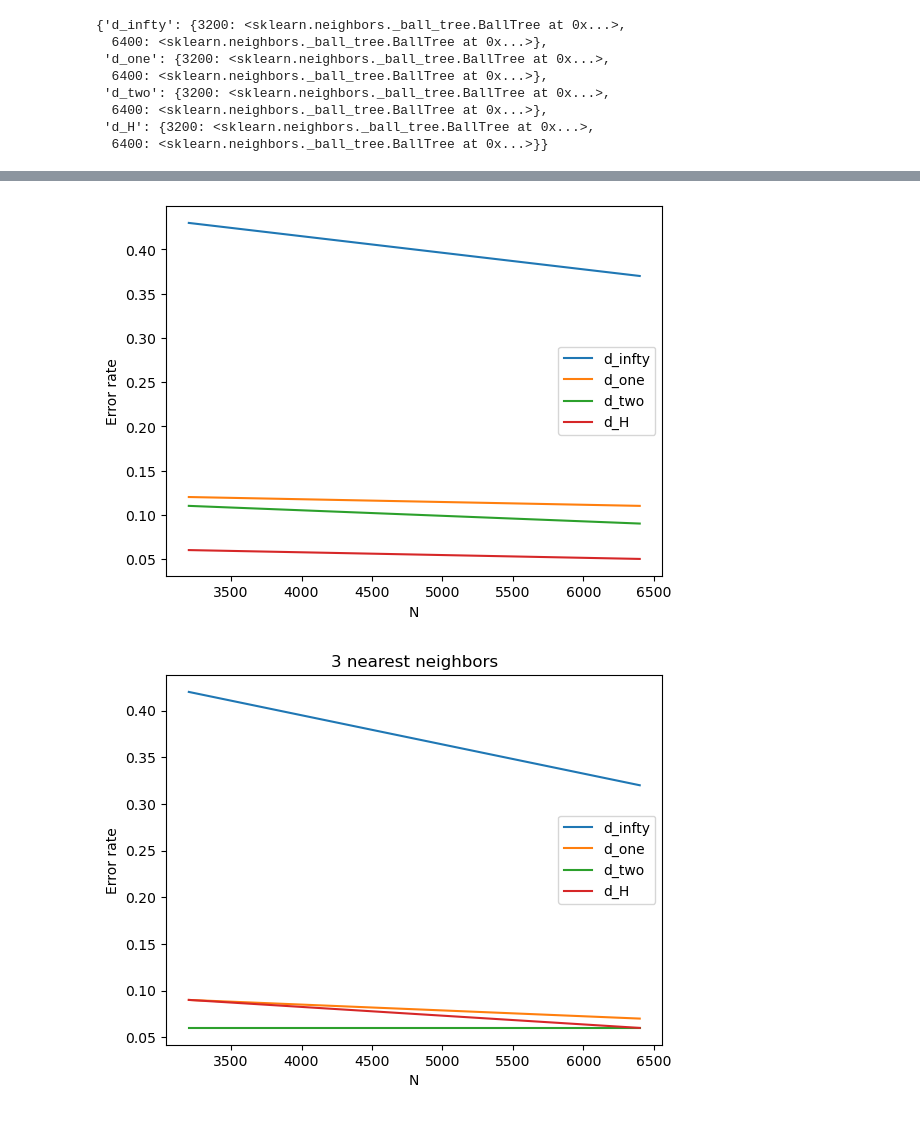
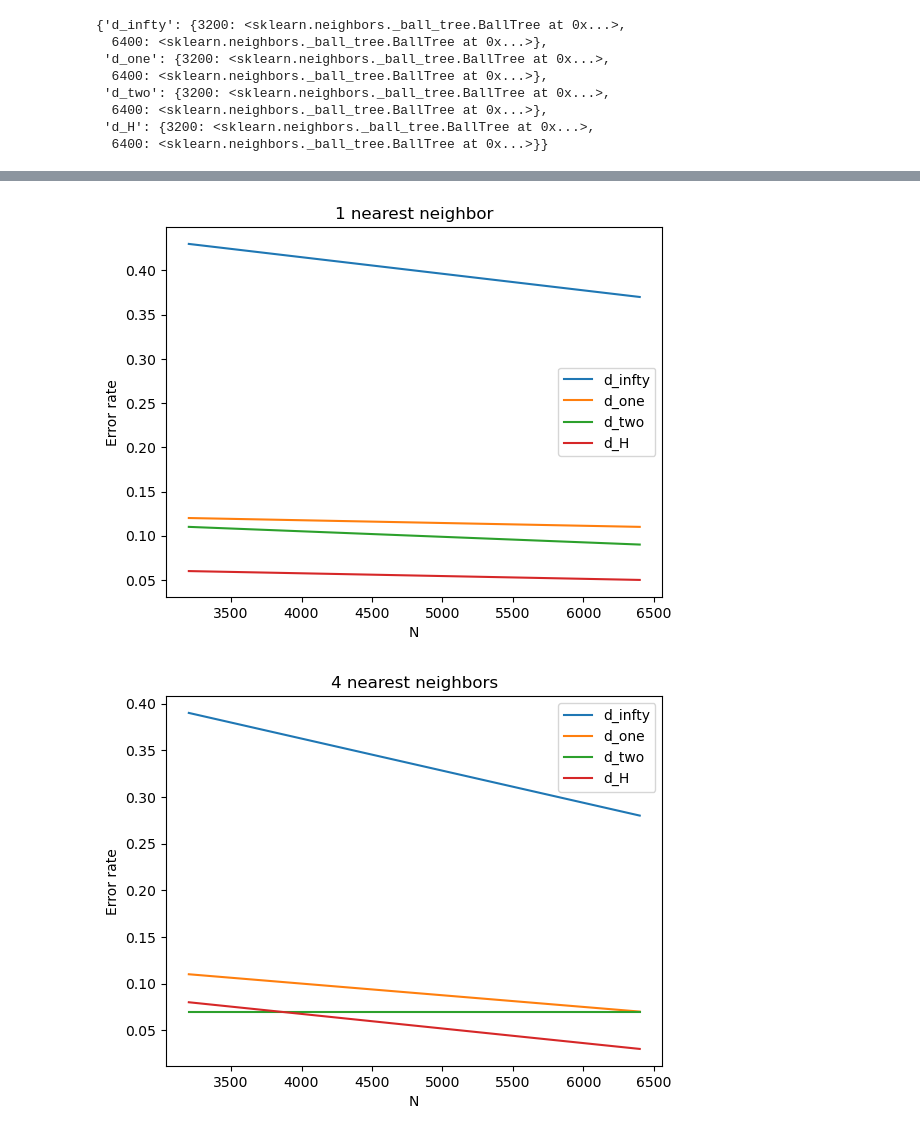
Before and after one commit to octodoge/dssc-num, a Jupyter notebook: final_project.ipynb, the cells around one changed output, grey strips where cells are left out. Drawn from its saved outputs; the diff is of its cells as text; code cells hidden in the pictures.

```diff
--- a/final_project.ipynb
+++ b/final_project.ipynb
@@ -276,16 +276,18 @@ trees
  'd_H': {3200: <sklearn.neighbors._ball_tree.BallTree at 0x...>,
   6400: <sklearn.neighbors._ball_tree.BallTree at 0x...>}}
 # %%
-from scipy.stats import mode
+from collections import Counter
 
 #precompute renormalized images
 x_test_renorm = x_test/integrate(x_test).reshape(len(x_test), 1, 1)
 
+def mode(arr, axis=1): #preserves order of elements with same frequency as opposed to scipy.stats.mode
+    return np.apply_along_axis(lambda x: Counter(x).most_common(1)[0][0], axis, arr)
+
 def test_efficiency(tree, n_samples=100, n_neighbors=1): #n_samples for slow hardware
     X = x_test_renorm[:n_samples] if tree in trees['d_H'].values() else x_test[:n_samples]
     _, k = tree.query(X.reshape(n_samples, 784), n_neighbors)
-    digits = mode(y_train[k], axis=1)[0]
-    error_counter = np.sum(digits != y_test[:n_samples])
+    error_counter = np.sum(mode(y_train[k]) != y_test[:n_samples])
     return error_counter/n_samples
 
 #time it
@@ -304,18 +306,18 @@ plt.ylabel('Error rate')
 plt.title('1 nearest neighbor')
 _ = plt.legend()
 # %% [output]
-[figure, old version]
+[figure, new version]
 # %%
-#compute efficiencies with 3 nearest neighbors (2 doesn't make sense)
-new_efficiencies = {name: {N: test_efficiency(tree, n_neighbors=3) for N, tree in trees_.items()} for name, trees_ in trees.items()}
+#compute efficiencies with 4 nearest neighbors (4 because it's a good compromise for these N)
+efficiencies = {name: {N: test_efficiency(tree, n_neighbors=4) for N, tree in trees_.items()} for name, trees_ in trees.items()}
 
 #plot
-for name, errors in new_efficiencies.items():
+for name, errors in efficiencies.items():
     plt.plot(errors.keys(), errors.values(), label=name)
 plt.xlabel('N')
 plt.ylabel('Error rate')
-plt.title('3 nearest neighbors')
+plt.title('4 nearest neighbors')
 _ = plt.legend()
 # %% [output]
-[figure, old version]
+[figure, new version]
 # %%
```
Also changed, not shown: parts of 6 cells of this notebook.
